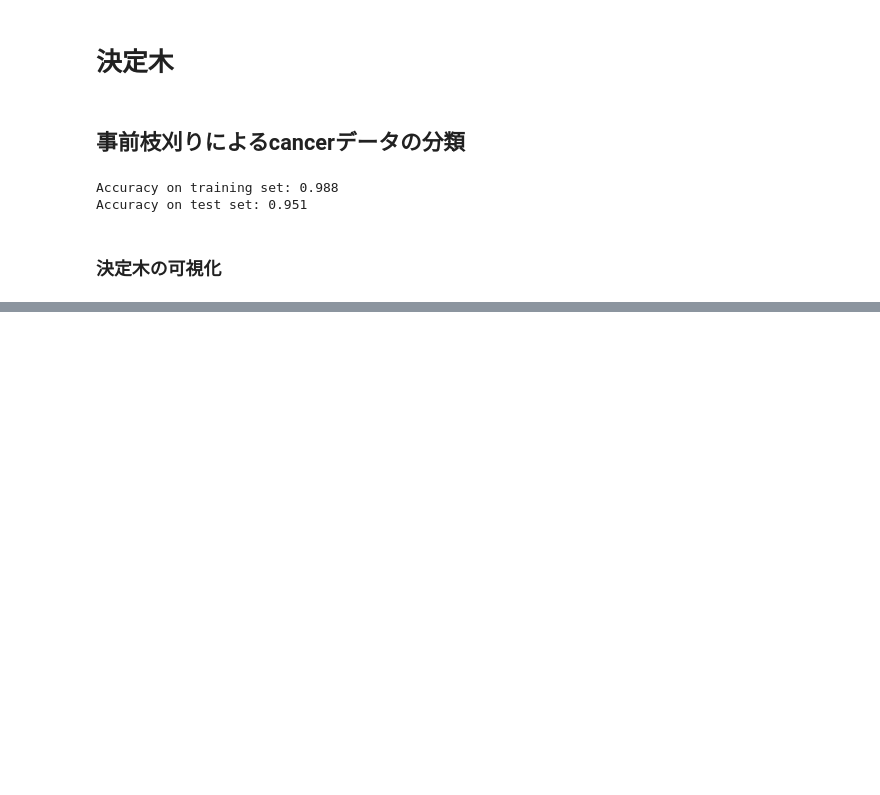
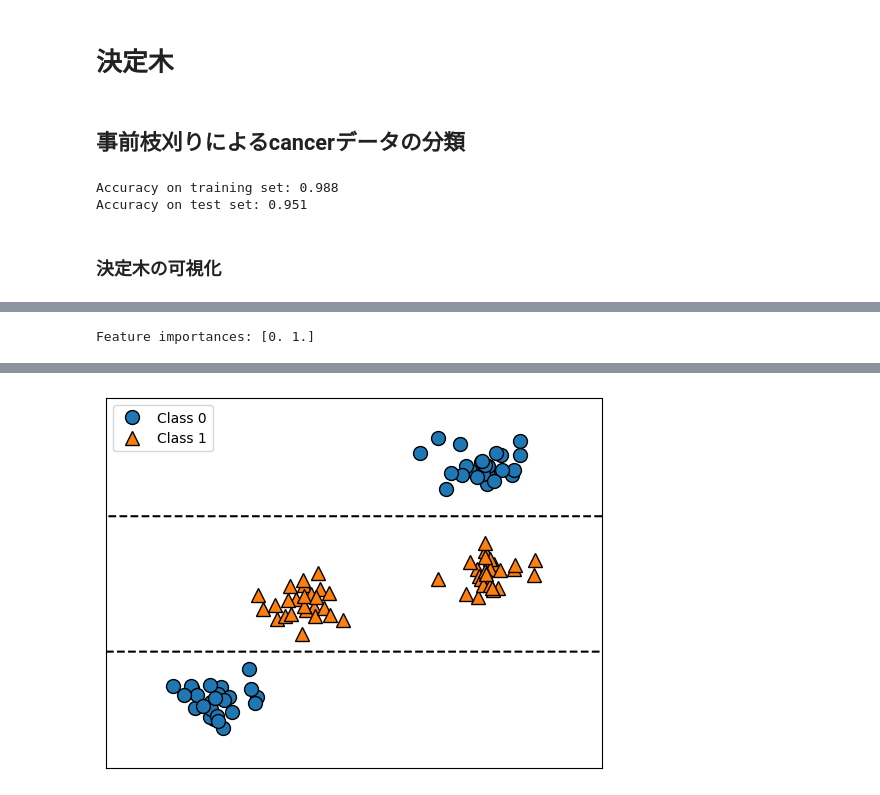
Before and after one commit to TOnodera/machine-learning-with-python, a Jupyter notebook: ch02/decision_tree.ipynb, the cells around one changed output, grey strips where cells are left out. Drawn from its saved outputs; the diff is of its cells as text; code cells hidden in the pictures; blank space fills up the shorter version.

```diff
--- a/ch02/decision_tree.ipynb
+++ b/ch02/decision_tree.ipynb
@@ -43,0 +62,7 @@ ExecutableNotFound: failed to execute PosixPath('dot'), make sure the Graphviz e
+# %%
+import mglearn
+
+tree = mglearn.plots.plot_tree_not_monotone()
+display(tree)
+# %% [output]
+Feature importances: [0. 1.]
@@ -43,0 +70 @@ ExecutableNotFound: failed to execute PosixPath('dot'), make sure the Graphviz e
+[figure, added]
```
Also changed, not shown: parts of 4 cells of this notebook.
